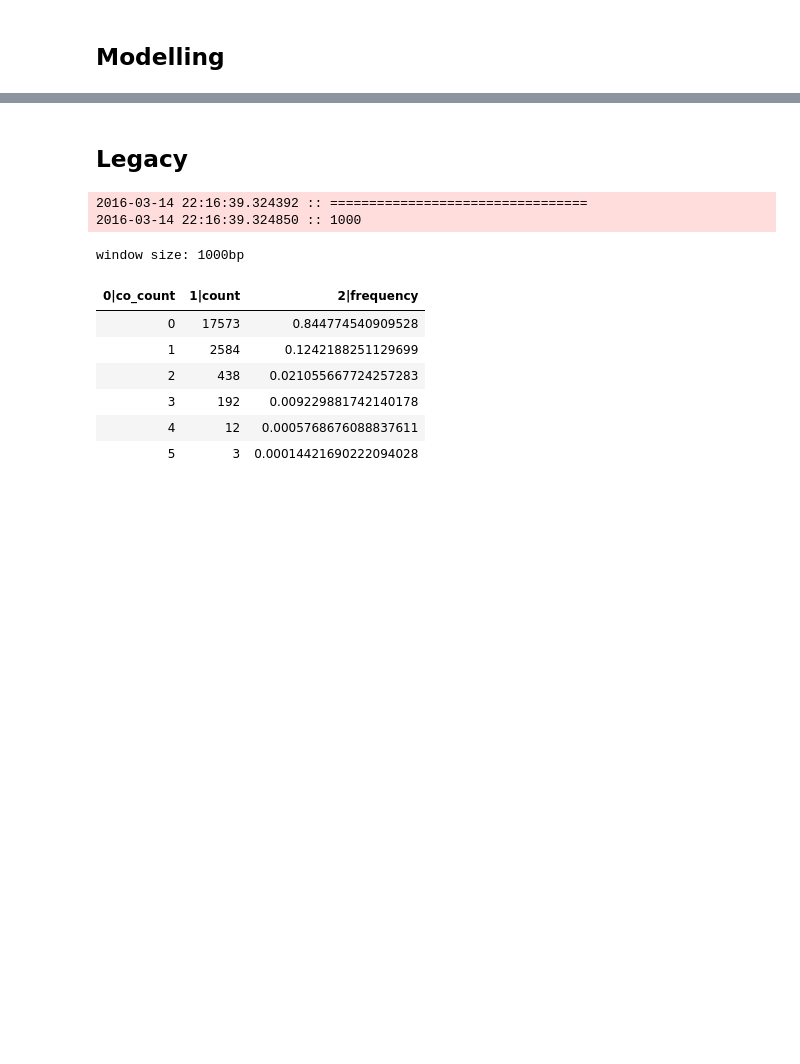
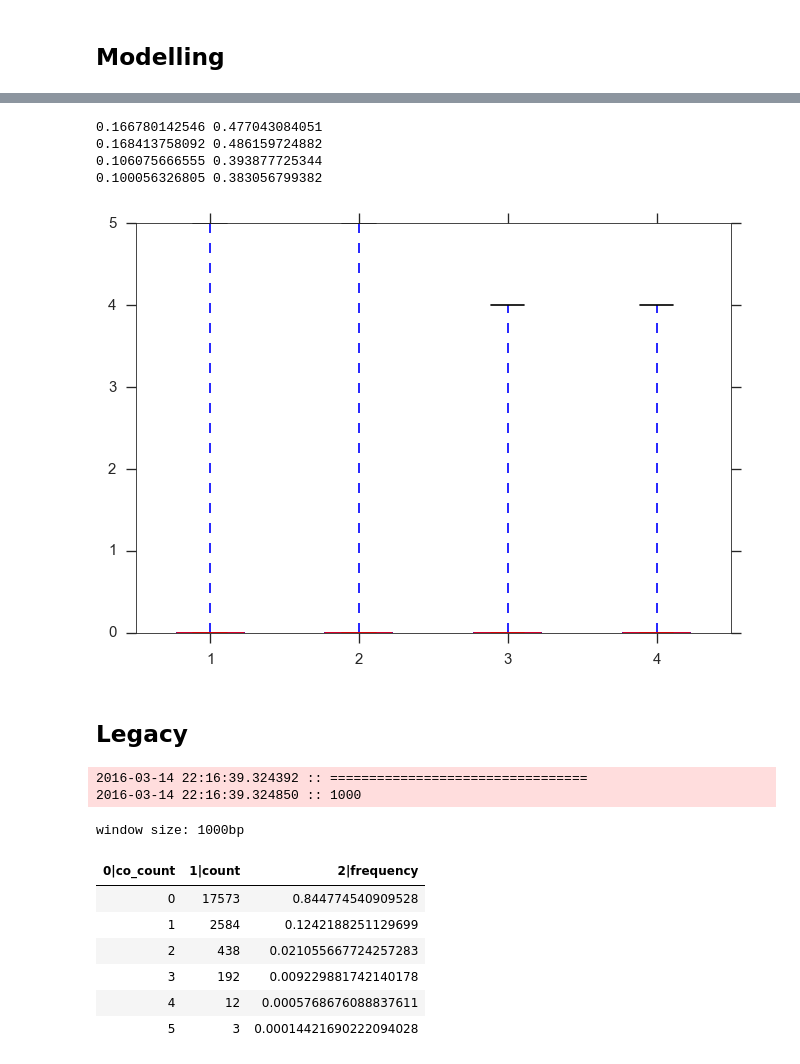
Before and after one commit to wtchg-kwiatkowski/pfx-paper-2015, a Jupyter notebook: supplementary/notebooks/hotspots.ipynb, the cells around one changed output, grey strips where cells are left out. Saved outputs shown, nothing was run; the diff lists cells and outputs as text; code cells hidden in the pictures; blank space fills up the shorter version.

```diff
--- a/supplementary/notebooks/hotspots.ipynb
+++ b/supplementary/notebooks/hotspots.ipynb
@@ -436,0 +754,9 @@ sample estimates:
+# %%
+is_exon = dict()
+for chrom in sorted(fasta.keys()):
+    log(chrom)
+    is_exon[chrom] = np.zeros(len(fasta[chrom]), dtype='b1')
+    for rec in tbl_exons.eq('feature_chrom', chrom).records():
+        start = rec.feature_start - 1
+        stop = rec.feature_stop
+        is_exon[chrom][start:stop] = True
@@ -437,3 +778,43 @@ sample estimates:
+# %%
+coding_tr = list()
+coding_nontr = list()
+noncoding_tr = list()
+noncoding_nontr = list()
+for chrom in sorted(fasta.keys()):
+    # coding tr
+    c = is_core[chrom] & is_exon[chrom] & is_tr[chrom]
+    x = n_co[chrom][c]
+    coding_tr.append(x)
+    # coding non-tr
+    c = is_core[chrom] & is_exon[chrom] & ~is_tr[chrom]
+    x = n_co[chrom][c]
+    coding_nontr.append(x)
+    # non-coding tr
+    c = is_core[chrom] & ~is_exon[chrom] & is_tr[chrom]
+    x = n_co[chrom][c]
+    noncoding_tr.append(x)
+    # non-coding non-tr
+    c = is_core[chrom] & ~is_exon[chrom] & ~is_tr[chrom]
+    x = n_co[chrom][c]
+    noncoding_nontr.append(x)
+
+coding_tr = np.concatenate(coding_tr)
+coding_nontr = np.concatenate(coding_nontr)
+noncoding_tr = np.concatenate(noncoding_tr)
+noncoding_nontr = np.concatenate(noncoding_nontr)
+# %%
+for x in coding_tr, coding_nontr, noncoding_tr, noncoding_nontr:
+    print(x.mean(), x.std())
+# %% [output]
+0.166780142546 0.477043084051
+0.168413758092 0.486159724882
+0.106075666555 0.393877725344
+0.100056326805 0.383056799382
+# %%
+fig, ax = plt.subplots()
+ax.boxplot([coding_tr, coding_nontr, noncoding_tr, noncoding_nontr]);
+# %% [output]
+[figure, added]
 # %% [markdown]
 ## Legacy
 # %%
```
Also changed, not shown: parts of 26 cells of this notebook, 1 other file.
